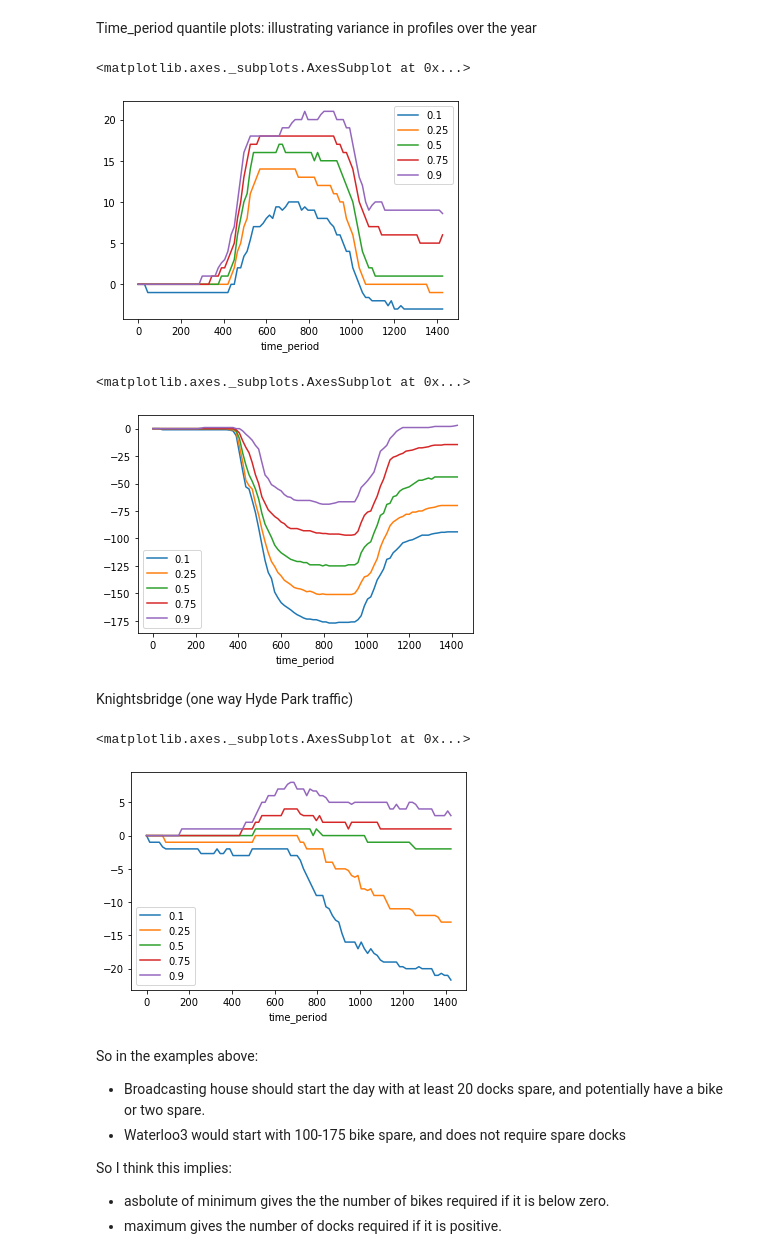
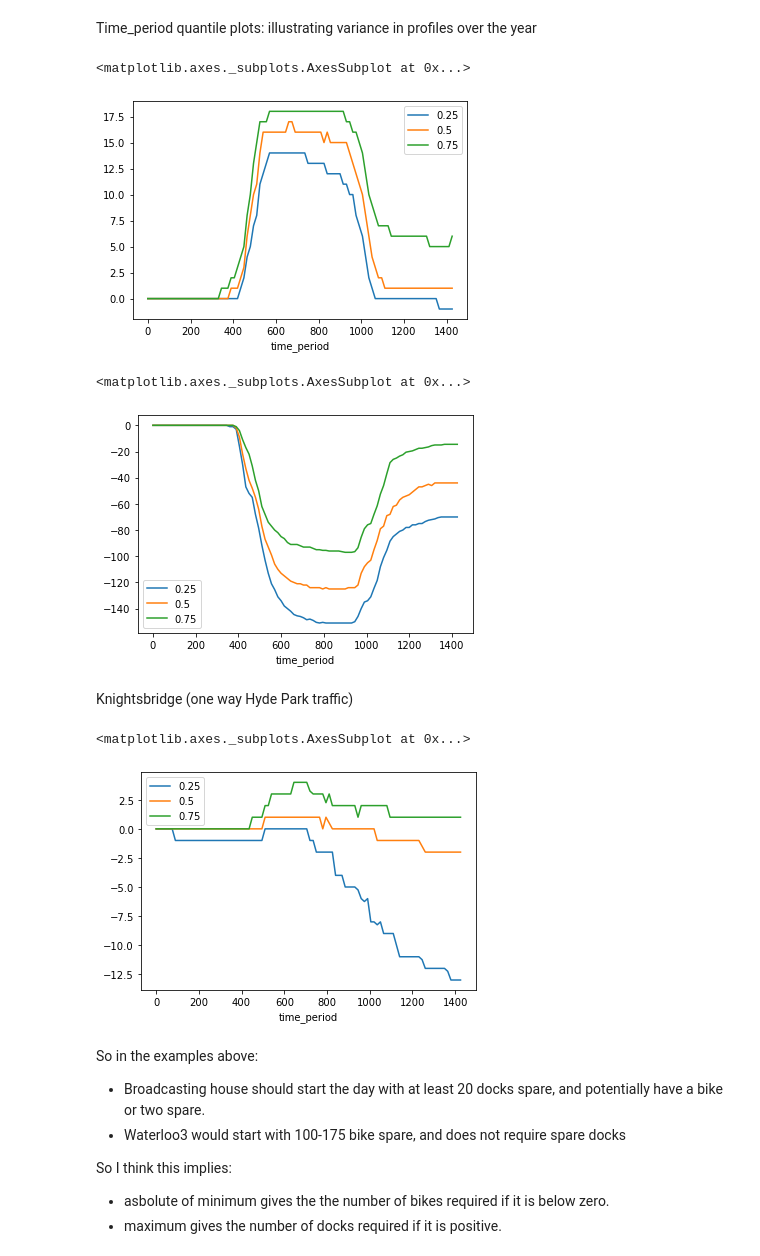
Before and after one commit to Peppers16/tfl_bike_project, a Jupyter notebook: notebooks/Demand Profiles MSP-6.ipynb, the cells around one changed output. Cells and saved outputs as stored; diff of their text form; code cells hidden in the pictures.

```diff
--- a/notebooks/Demand Profiles MSP-6.ipynb
+++ b/notebooks/Demand Profiles MSP-6.ipynb
@@ -228,27 +285,27 @@ piv5.xs(361).stack().unstack('day_of_year').mean(axis=1).unstack().plot()
 Time_period quantile plots: illustrating variance in profiles over the year
 # %%
 piv5.xs(6).pivot_table(index='time_period', columns='day_of_year', values='cumi_net') \
-    .quantile([0.1, 0.25, 0.5, 0.75, 0.9],axis=1) \
+    .quantile([0.25, 0.5, 0.75],axis=1) \
     .transpose().plot()
 # %% [output]
 <matplotlib.axes._subplots.AxesSubplot at 0x...>
-[figure, old version]
+[figure, new version]
 # %%
 piv5.xs(361).pivot_table(index='time_period', columns='day_of_year', values='cumi_net') \
-    .quantile([0.1, 0.25, 0.5, 0.75, 0.9],axis=1) \
+    .quantile([0.25, 0.5, 0.75],axis=1) \
     .transpose().plot()
 # %% [output]
 <matplotlib.axes._subplots.AxesSubplot at 0x...>
-[figure, old version]
+[figure, new version]
 # %% [markdown]
 Knightsbridge (one way Hyde Park traffic)
 # %%
 piv5.xs(222).pivot_table(index='time_period', columns='day_of_year', values='cumi_net') \
-    .quantile([0.1, 0.25, 0.5, 0.75, 0.9],axis=1) \
+    .quantile([0.25, 0.5, 0.75],axis=1) \
     .transpose().plot()
 # %% [output]
 <matplotlib.axes._subplots.AxesSubplot at 0x...>
-[figure, old version]
+[figure, new version]
 # %% [markdown]
 So in the examples above:
 * Broadcasting house should start the day with at least 20 docks spare, and potentially have a bike or two spare.
```
Also changed, not shown: parts of 9 cells of this notebook.
